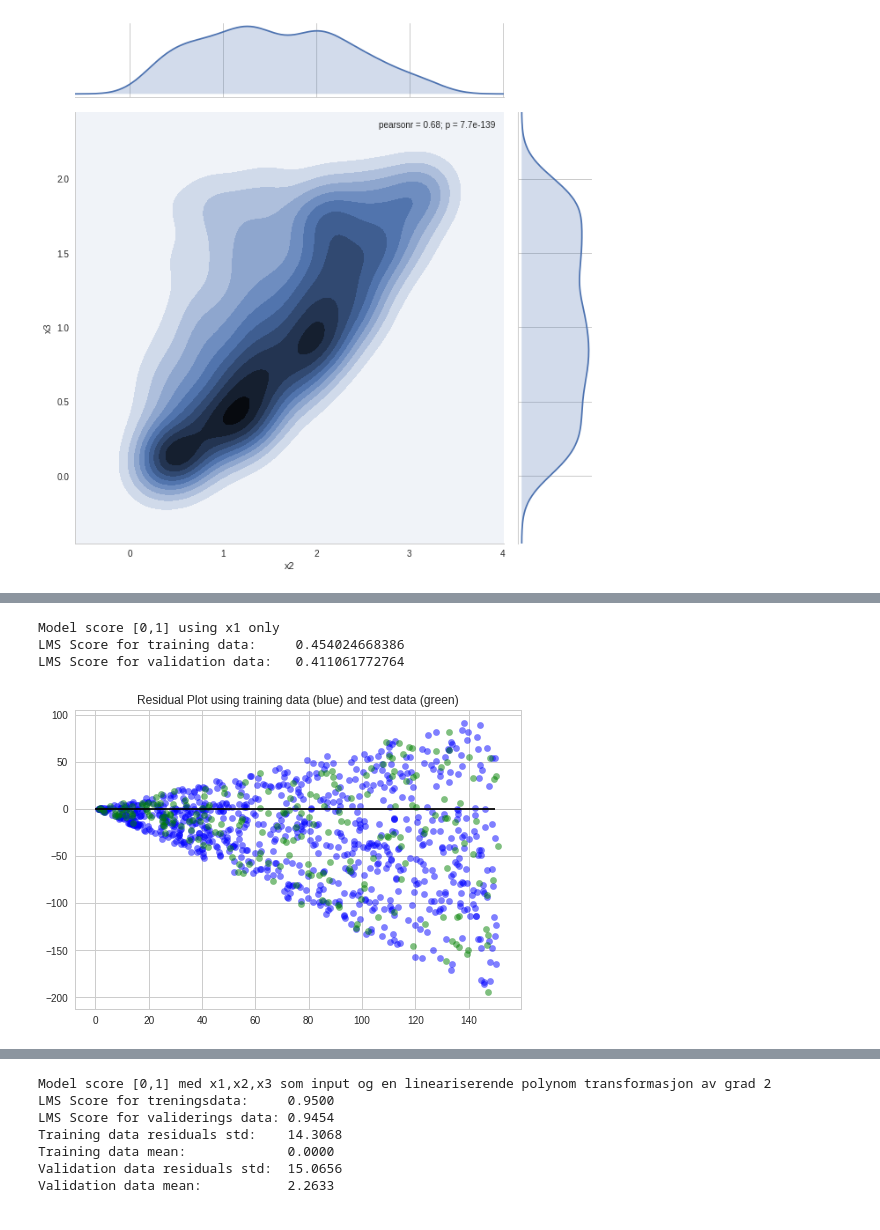
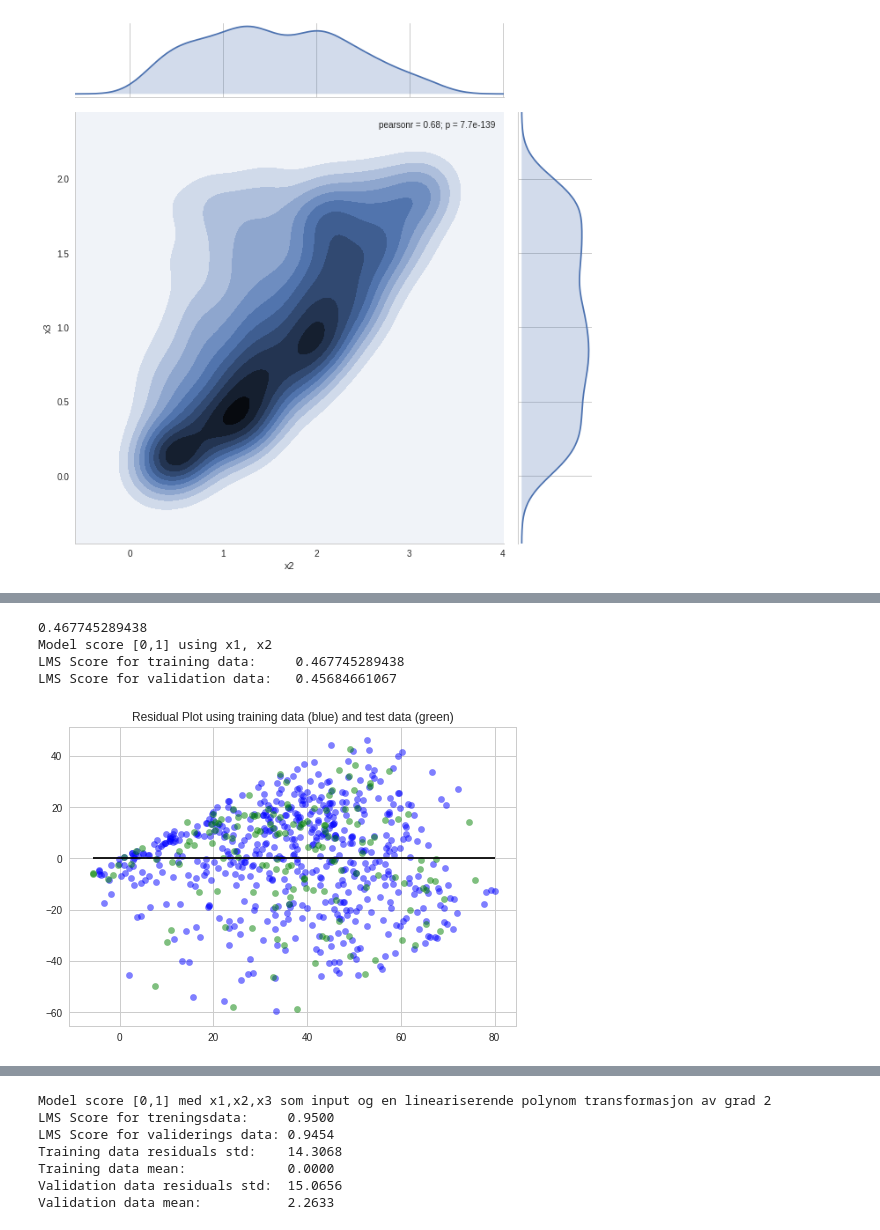
Before and after one commit to perthi/deep-learning, a Jupyter notebook: may.12th.ipynb, the cells around one changed output, grey strips where cells are left out. Saved outputs shown, nothing was run; the diff lists cells and outputs as text; code cells hidden in the pictures.

```diff
--- a/may.12th.ipynb
+++ b/may.12th.ipynb
@@ -138,13 +144,0 @@ plt.show()
-# %%
-lm.fit(x1x2_train,y_train)
-#print ( lm.score(x1x2_train, y_train) )
-print ("Model score [0,1] using x1 and x2 only")
-print ("LMS Score for training data:\t", lm.score(x1x2_train, y_train  ))
-print ("LMS Score for validation data:\t", lm.score(x1x2_val, y_val ))
-#Vi gjør det bare litt dårliger når vi dropper x3, grunne er at x3 er sterk korrelert med x2
-plt.scatter(lm.predict(x1x2_train), lm.predict(x1x2_train) - y_train, c='b', s=40, alpha=0.5)
-plt.scatter(lm.predict(x1x2_val), lm.predict(x1x2_val) - y_val, c='g', s=40, alpha=0.5)
-plt.hlines(y=0, xmin=-50, xmax=200)
-plt.title('Residual Plot using training data (blue) and test data (green)')
-
-plt.show()
@@ -156,12 +144,0 @@ LMS Score for validation data:   0.641323441714
-# %%
-lm.fit(x1x3_train,y_train)
-#print ( lm.score(x1x3_train, y_train) )
-print ("Model score [0,1] using x1 and x3 only")
-print ("LMS Score for training data:\t", lm.score(x1x3_train, y_train  ))
-print ("LMS Score for validation data:\t", lm.score(x1x3_val, y_val ))
-plt.scatter(lm.predict(x1x3_train), lm.predict(x1x3_train) - y_train, c='b', s=40, alpha=0.5)
-plt.scatter(lm.predict(x1x3_val), lm.predict(x1x3_val) - y_val, c='g', s=40, alpha=0.5)
-plt.hlines(y=0, xmin=0, xmax=150)
-plt.title('Residual Plot using training data (blue) and test data (green)')
-
-plt.show()
@@ -189,23 +145,8 @@ LMS Score for validation data:   0.380209049625
-# %%
-lm.fit(x1_train.values.reshape(-1,1),y_train.values.reshape(-1,1)  )
-print ("Model score [0,1] using x1 only")
-print ("LMS Score for training data:\t", lm.score(x1_train.values.reshape(-1,1), y_train.values.reshape(-1,1)     ))
-print ("LMS Score for validation data:\t", lm.score(x1_val.values.reshape(-1,1), y_val.values.reshape(-1,1)     ))
-
-x1_train_diff = x1_train.values.reshape(-1,1) - y_train.values.reshape(-1,1)
-x1_val_diff = x1_val.values.reshape(-1,1) - y_val.values.reshape(-1,1)
-
-# x1_train.values.reshape(-1,1)) - y_train.values.reshape(-1,1)
-
-plt.scatter(lm.predict(x1_train.values.reshape(-1,1)), x1_train_diff , c='b', s=40, alpha=0.5)
-plt.scatter(lm.predict(x1_val.values.reshape(-1,1) ), x1_val_diff , c='g', s=40, alpha=0.5)
-plt.hlines(y=0, xmin=0, xmax=150)
-plt.title('Residual Plot using training data (blue) and test data (green)')
-plt.show()
-
-#todo plot med y logaritmisk !!
-# %% [output]
-Model score [0,1] using x1 only
-LMS Score for training data:     0.454024668386
-LMS Score for validation data:   0.411061772764
-[figure, removed]
+# %%
+fit_linear(x1x2_train, y_train, x1x2_val, y_val, 'x1, x2' )
+# %% [output]
+0.467745289438
+Model score [0,1] using x1, x2
+LMS Score for training data:     0.467745289438
+LMS Score for validation data:   0.45684661067
+[figure, added]
```
Also changed, not shown: parts of 19 cells of this notebook.
